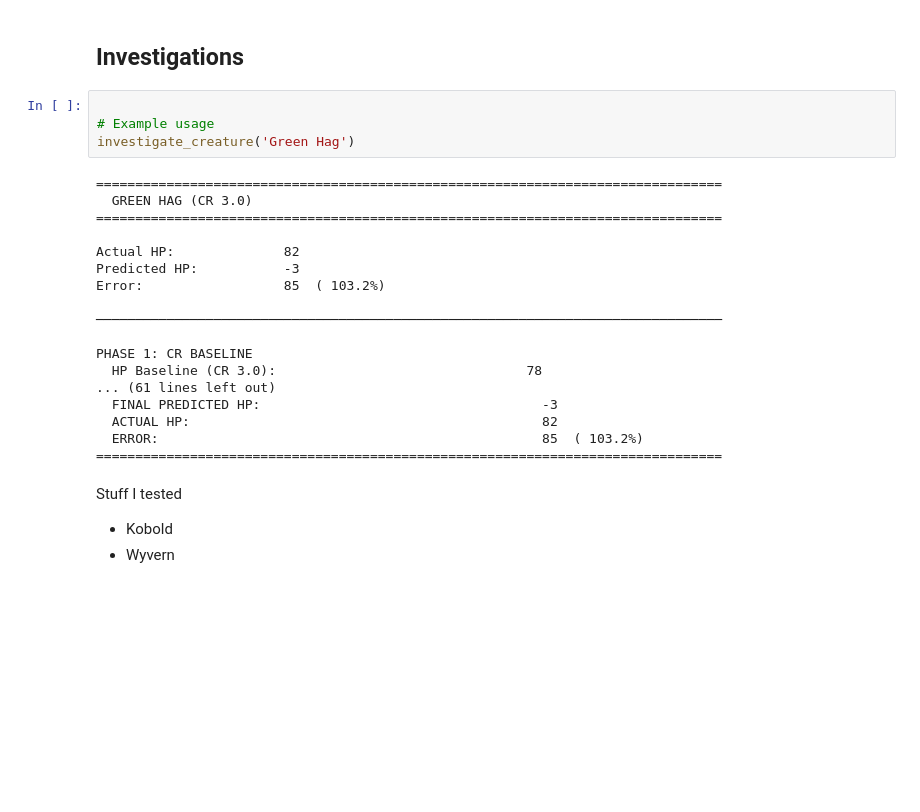
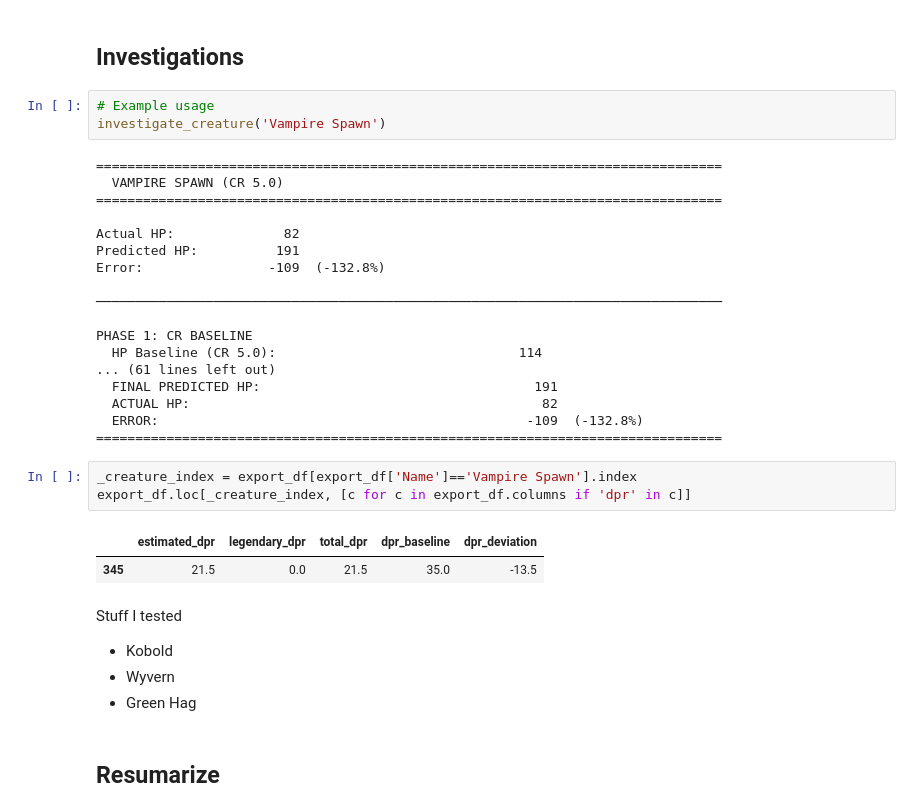
Before and after one commit to conorbarryhoke/matrix_v0, a Jupyter notebook: notebooks/three_tier_hp_model_merged.ipynb, the cells around one changed output. Drawn from its saved outputs; the diff is of its cells as text; blank space fills up the shorter version.

```diff
--- a/notebooks/three_tier_hp_model_merged.ipynb
+++ b/notebooks/three_tier_hp_model_merged.ipynb
@@ -2569,28 +2767,36 @@ def investigate_creature(creature_name):
 # %% [markdown]
 ## Investigations
 # %%
-
 # Example usage
-investigate_creature('Green Hag')
+investigate_creature('Vampire Spawn')
 # %% [output]
 ================================================================================
-  GREEN HAG (CR 3.0)
+  VAMPIRE SPAWN (CR 5.0)
 ================================================================================
 
 Actual HP:              82
-Predicted HP:           -3
-Error:                  85  ( 103.2%)
+Predicted HP:          191
+Error:                -109  (-132.8%)
 
 ────────────────────────────────────────────────────────────────────────────────
 
 PHASE 1: CR BASELINE
-  HP Baseline (CR 3.0):                                78
+  HP Baseline (CR 5.0):                               114
 ... (61 lines left out)
-  FINAL PREDICTED HP:                                    -3
+  FINAL PREDICTED HP:                                   191
   ACTUAL HP:                                             82
-  ERROR:                                                 85  ( 103.2%)
+  ERROR:                                               -109  (-132.8%)
 ================================================================================
+# %%
+_creature_index = export_df[export_df['Name']=='Vampire Spawn'].index
+export_df.loc[_creature_index, [c for c in export_df.columns if 'dpr' in c]]
+# %% [output]
+|  | estimated_dpr | legendary_dpr | total_dpr | dpr_baseline | dpr_deviation |
+| 345 | 21.5 | 0.0 | 21.5 | 35.0 | -13.5 |
 # %% [markdown]
 Stuff I tested
 * Kobold
 * Wyvern
+* Green Hag
+# %% [markdown]
+## Resumarize
```
Also changed, not shown: parts of 23 cells of this notebook, 9 other files.
